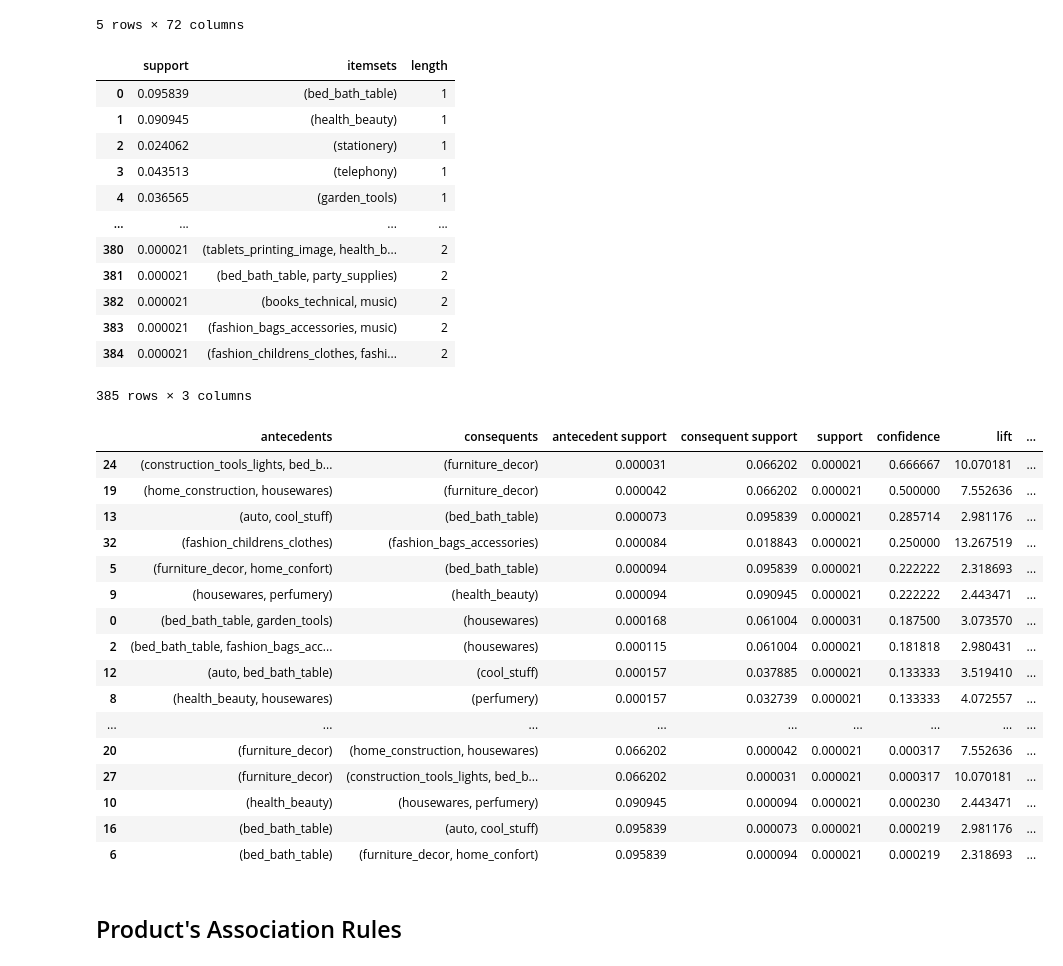
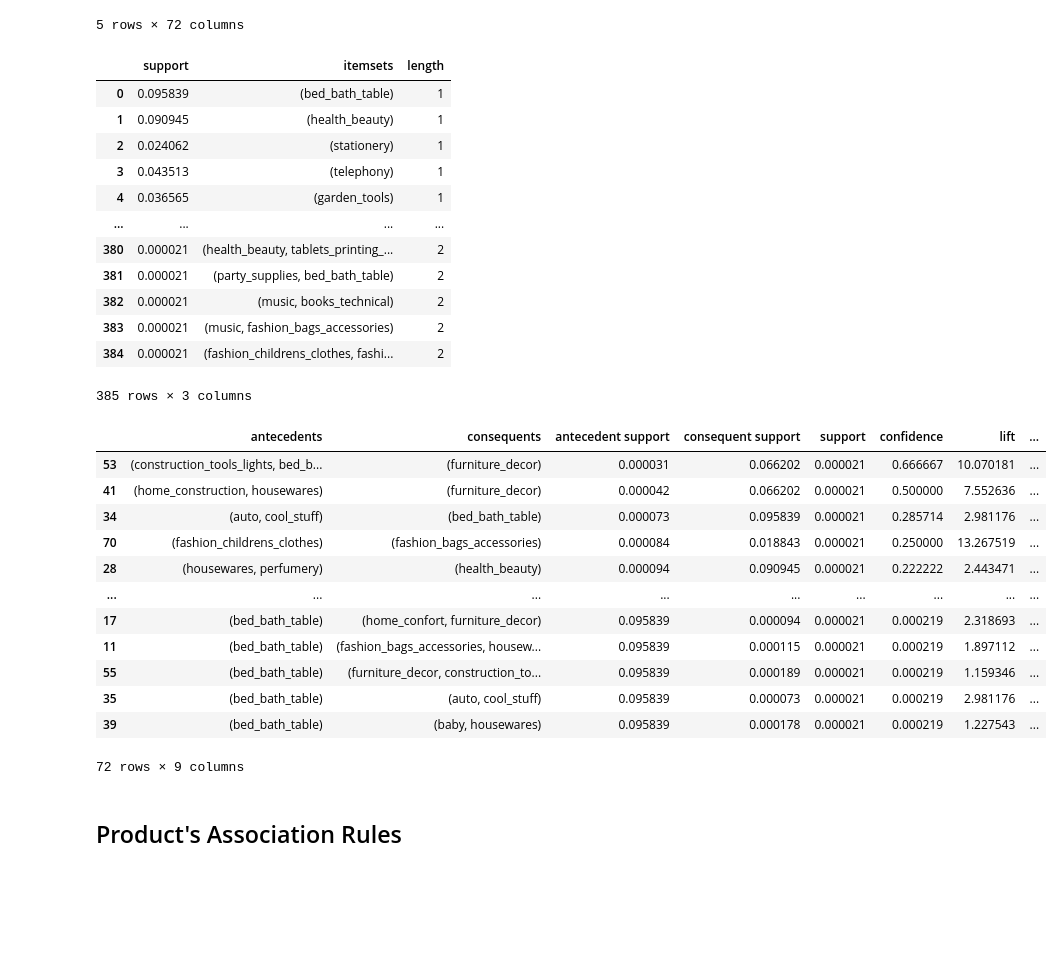
Before and after one commit to trquoctoann/neighborhood-based-recommendation-system, a Jupyter notebook: Notebook/Association Rule.ipynb, the cells around one changed output. Cells and saved outputs as stored; diff of their text form; code cells hidden in the pictures; blank space fills up the shorter version.

```diff
--- a/Notebook/Association Rule.ipynb
+++ b/Notebook/Association Rule.ipynb
@@ -9,8 +9,8 @@ import plotly.express as px
 from mlxtend.frequent_patterns import apriori, fpgrowth, association_rules
 from mlxtend.preprocessing import TransactionEncoder
 # %%
-path = "D:\Giáo Trình\Kỳ 5\Kho và Khai Phá Dữ Liệu\Project\Processed Data"
-catg = pd.read_csv(os.path.join(path, 'transaction_data.csv'))
+path = "D:\Giáo Trình\Kỳ 5\Kho và Khai Phá Dữ Liệu\Project"
+catg = pd.read_csv(os.path.join(path, 'Data\\Processed Data\\transaction_data.csv'))
 catg.head(5)
 # %% [output]
 |  | customer_unique_id | order_purchase_timestamp | catg_agro_industry_and_commerce | catg_air_conditioning | catg_art | ... |
@@ -59,31 +59,27 @@ frequent_catgsets
 | 3 | 0.043513 | (telephony) | 1 |
 | 4 | 0.036565 | (garden_tools) | 1 |
 | ... | ... | ... | ... |
-| 380 | 0.000021 | (tablets_printing_image, health_b... | 2 |
-| 381 | 0.000021 | (bed_bath_table, party_supplies) | 2 |
-| 382 | 0.000021 | (books_technical, music) | 2 |
-| 383 | 0.000021 | (fashion_bags_accessories, music) | 2 |
+| 380 | 0.000021 | (health_beauty, tablets_printing_... | 2 |
+| 381 | 0.000021 | (party_supplies, bed_bath_table) | 2 |
+| 382 | 0.000021 | (music, books_technical) | 2 |
+| 383 | 0.000021 | (music, fashion_bags_accessories) | 2 |
 | 384 | 0.000021 | (fashion_childrens_clothes, fashi... | 2 |
 385 rows × 3 columns
 # %%
-catg_rules = association_rules(frequent_catgsets, metric = 'lift', min_threshold = 2)
+catg_rules = association_rules(frequent_catgsets, metric = 'lift', min_threshold = 1)
 catg_rules.sort_values('confidence', ascending = False)
 # %% [output]
 |  | antecedents | consequents | antecedent support | consequent support | support | confidence | lift | ... |
-| 24 | (construction_tools_lights, bed_b... | (furniture_decor) | 0.000031 | 0.066202 | 0.000021 | 0.666667 | 10.070181 | ... |
-| 19 | (home_construction, housewares) | (furniture_decor) | 0.000042 | 0.066202 | 0.000021 | 0.500000 | 7.552636 | ... |
-| 13 | (auto, cool_stuff) | (bed_bath_table) | 0.000073 | 0.095839 | 0.000021 | 0.285714 | 2.981176 | ... |
-| 32 | (fashion_childrens_clothes) | (fashion_bags_accessories) | 0.000084 | 0.018843 | 0.000021 | 0.250000 | 13.267519 | ... |
-| 5 | (furniture_decor, home_confort) | (bed_bath_table) | 0.000094 | 0.095839 | 0.000021 | 0.222222 | 2.318693 | ... |
-| 9 | (housewares, perfumery) | (health_beauty) | 0.000094 | 0.090945 | 0.000021 | 0.222222 | 2.443471 | ... |
-| 0 | (bed_bath_table, garden_tools) | (housewares) | 0.000168 | 0.061004 | 0.000031 | 0.187500 | 3.073570 | ... |
-| 2 | (bed_bath_table, fashion_bags_acc... | (housewares) | 0.000115 | 0.061004 | 0.000021 | 0.181818 | 2.980431 | ... |
-| 12 | (auto, bed_bath_table) | (cool_stuff) | 0.000157 | 0.037885 | 0.000021 | 0.133333 | 3.519410 | ... |
-| 8 | (health_beauty, housewares) | (perfumery) | 0.000157 | 0.032739 | 0.000021 | 0.133333 | 4.072557 | ... |
+| 53 | (construction_tools_lights, bed_b... | (furniture_decor) | 0.000031 | 0.066202 | 0.000021 | 0.666667 | 10.070181 | ... |
+| 41 | (home_construction, housewares) | (furniture_decor) | 0.000042 | 0.066202 | 0.000021 | 0.500000 | 7.552636 | ... |
+| 34 | (auto, cool_stuff) | (bed_bath_table) | 0.000073 | 0.095839 | 0.000021 | 0.285714 | 2.981176 | ... |
+| 70 | (fashion_childrens_clothes) | (fashion_bags_accessories) | 0.000084 | 0.018843 | 0.000021 | 0.250000 | 13.267519 | ... |
+| 28 | (housewares, perfumery) | (health_beauty) | 0.000094 | 0.090945 | 0.000021 | 0.222222 | 2.443471 | ... |
 | ... | ... | ... | ... | ... | ... | ... | ... | ... |
-| 20 | (furniture_decor) | (home_construction, housewares) | 0.066202 | 0.000042 | 0.000021 | 0.000317 | 7.552636 | ... |
-| 27 | (furniture_decor) | (construction_tools_lights, bed_b... | 0.066202 | 0.000031 | 0.000021 | 0.000317 | 10.070181 | ... |
-| 10 | (health_beauty) | (housewares, perfumery) | 0.090945 | 0.000094 | 0.000021 | 0.000230 | 2.443471 | ... |
-| 16 | (bed_bath_table) | (auto, cool_stuff) | 0.095839 | 0.000073 | 0.000021 | 0.000219 | 2.981176 | ... |
-| 6 | (bed_bath_table) | (furniture_decor, home_confort) | 0.095839 | 0.000094 | 0.000021 | 0.000219 | 2.318693 | ... |
+| 17 | (bed_bath_table) | (home_confort, furniture_decor) | 0.095839 | 0.000094 | 0.000021 | 0.000219 | 2.318693 | ... |
+| 11 | (bed_bath_table) | (fashion_bags_accessories, housew... | 0.095839 | 0.000115 | 0.000021 | 0.000219 | 1.897112 | ... |
+| 55 | (bed_bath_table) | (furniture_decor, construction_to... | 0.095839 | 0.000189 | 0.000021 | 0.000219 | 1.159346 | ... |
+| 35 | (bed_bath_table) | (auto, cool_stuff) | 0.095839 | 0.000073 | 0.000021 | 0.000219 | 2.981176 | ... |
+| 39 | (bed_bath_table) | (baby, housewares) | 0.095839 | 0.000178 | 0.000021 | 0.000219 | 1.227543 | ... |
+72 rows × 9 columns
 # %%
```
Also changed, not shown: parts of 5 cells of this notebook, 50 other files.
